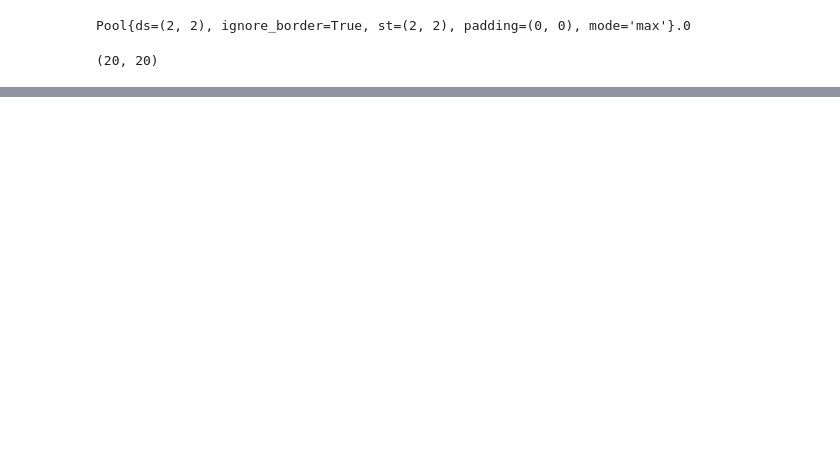
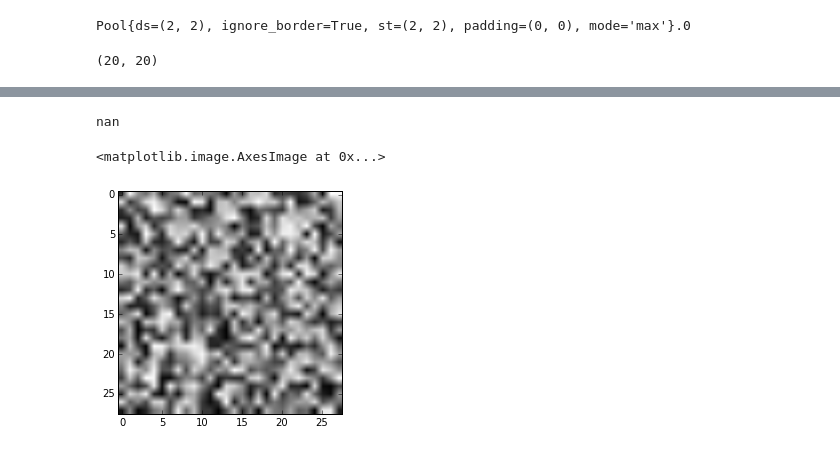
Before and after one commit to christopher-beckham/msc, a Jupyter notebook: experiments/heightmaps/mnist.ipynb, the cells around one changed output, grey strips where cells are left out. Drawn from its saved outputs; the diff is of its cells as text; code cells hidden in the pictures; blank space fills up the shorter version.

```diff
--- a/experiments/heightmaps/mnist.ipynb
+++ b/experiments/heightmaps/mnist.ipynb
@@ -172,0 +245,39 @@ np.dot( np.ones( (10, 20) ).T, np.ones( (10, 20) ) ).shape
+# %%
+def conv_net_2(input_shape=(1,1,28,28), umin=0, umax=1):
+
+    nonlinearity=rectify
+    l_in = InputLayer(input_shape)
+
+    l_conv1 = Conv2DLayer(l_in, num_filters=16, filter_size=(3,3), nonlinearity=nonlinearity)
+    l_mp1 = MaxPool2DLayer(l_conv1, pool_size=(2,2))
+
+    l_conv2 = Conv2DLayer(l_mp1, num_filters=32, filter_size=(3,3), nonlinearity=nonlinearity)
+    l_mp2 = MaxPool2DLayer(l_conv2, pool_size=(2,2))
+
+    l_fc = DenseLayer(l_mp2, num_units=64)
+
+    l_inv1 = InverseLayer(l_fc, l_fc)
+    l_inv2 = InverseLayer(l_inv1, l_mp2)
+    l_inv3 = InverseLayer(l_inv2, l_conv2)
+    l_inv4 = InverseLayer(l_inv3, l_mp1)
+    l_inv5 = InverseLayer(l_inv4, l_conv1)
+
+    l_out = l_inv5
+    sys.stderr.write("number of params: %i\n" % count_params(l_out))
+    for layer in get_all_layers(l_out):
+        print layer, layer.output_shape
+
+
+    Y = T.tensor4('Y')
+    X = theano.shared( np.random.uniform(umin, umax, size=input_shape ) )
+
+    loss_fn = squared_error(
+        X, get_output(l_out, Y, deterministic=True)
+    ).mean()
+
+    updates = nesterov_momentum(loss_fn, get_all_params(l_out) + [X], 0.01, 0.9)
+
+    train = theano.function([Y], loss_fn, updates=updates)
+    return {"l_out": l_out, "train": train, "X": X}
+# %%
+cn2 = conv_net_2()
@@ -172,0 +297,10 @@ np.dot( np.ones( (10, 20) ).T, np.ones( (10, 20) ) ).shape
+# %%
+for i in range(0, 1):
+    print cn2["train"](Xt9[0:1])
+# %% [output]
+nan
+# %%
+plt.imshow(cn2["X"].get_value()[0][0], cmap='gray')
+# %% [output]
+<matplotlib.image.AxesImage at 0x...>
+[figure, added]
```
Also changed, not shown: parts of 15 cells of this notebook, 2 other files.
